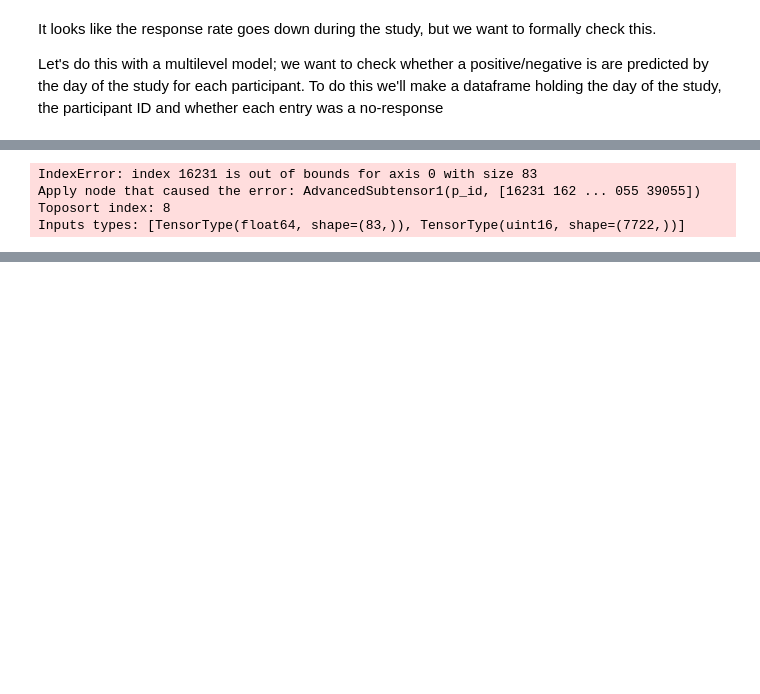
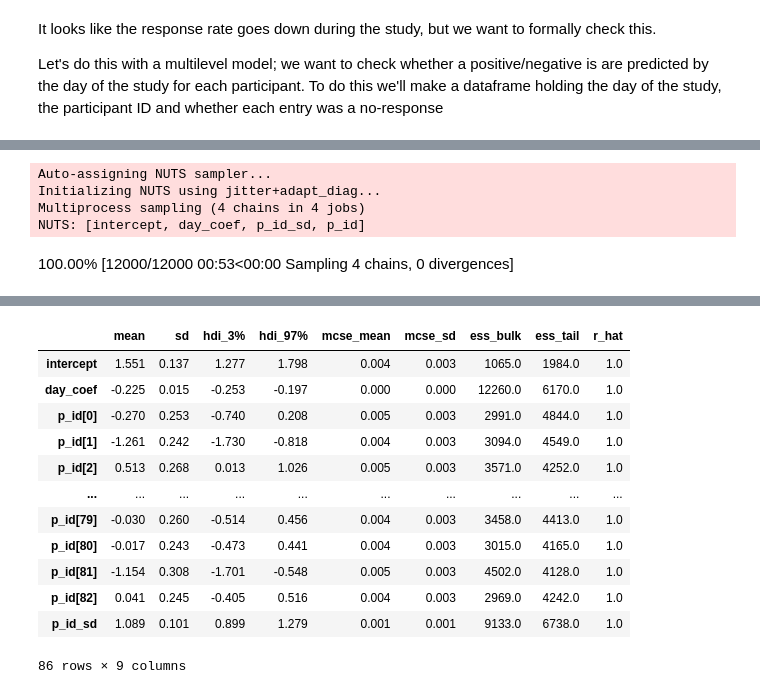
Before and after one commit to richard-lane/seaco_malaysia, a Jupyter notebook: smartwatch_feasibility.ipynb, the cells around one changed output, grey strips where cells are left out. Drawn from its saved outputs; the diff is of its cells as text; code cells hidden in the pictures; blank space fills up the shorter version.

```diff
--- a/smartwatch_feasibility.ipynb
+++ b/smartwatch_feasibility.ipynb
@@ -340,26 +148,52 @@ Installing package into ‘/usr/local/lib/R/site-library’
 # %%
 import pymc as pm
 
-# Define the model
-with pm.Model() as model:
-    # Priors
-    intercept = pm.Normal("intercept", mu=0, sigma=10)
-    day_coef = pm.Normal("day_coef", mu=0, sigma=10)
-    p_id_sd = pm.HalfNormal("p_id_sd", sigma=10)
-    p_id = pm.Normal("p_id", mu=0, sigma=p_id_sd, shape=model_df["p_id"].nunique())
+meal_info = clean.cleaned_smartwatch(remove_catchups=True)
 
-    # Expected value of outcome (using the logit link function)
-    logit_p = intercept + day_coef * model_df["day"] + p_id[model_df["p_id"]]
+# We only want the first 7 days
+keep = meal_info["delta"] <= pd.Timedelta(days=8)
+meal_info = meal_info[keep]
+print(len(keep), keep.sum())
 
-    # Likelihood
-    entry = pm.Binomial(
-        "entry", n=1, p=pm.math.invlogit(logit_p), observed=model_df["entry"]
-    )
+# Create a dataframe holding the right information
+model_df = pd.DataFrame()
 
-# Fit the model
-with model:
-    trace = pm.sample(draws=2000, tune=1000, target_accept=0.95)
+# Participant ID and entry day
+model_df["p_id"] = meal_info["p_id"]
+model_df["day"] = meal_info["delta"].dt.days
+
+# Whether each entry was a response or not
+model_df["entry"] = (
+    meal_info["meal_type"].isin({"Meal", "Drink", "Snack", "No food/drink"}).astype(int)
+)
+
+
+def linear_model(model_df: pd.DataFrame):
+    # Define the model
+    with pm.Model() as model:
+        # Priors
+        intercept = pm.Normal("intercept", mu=0, sigma=10)
+        day_coef = pm.Normal("day_coef", mu=0, sigma=10)
+        p_id_sd = pm.HalfNormal("p_id_sd", sigma=10)
+        p_id = pm.Normal("p_id", mu=0, sigma=p_id_sd, shape=model_df["p_id"].nunique())
+
+        model_df["p_id"] = model_df["p_id"].astype("category").cat.codes
+
+        # Expected value of outcome (using the logit link function)
+        logit_p = intercept + day_coef * model_df["day"] + p_id[model_df["p_id"]]
+
+        # Likelihood
+        entry = pm.Binomial(
+            "entry", n=1, p=pm.math.invlogit(logit_p), observed=model_df["entry"]
+        )
+
+        # Fit the model
+        trace = pm.sample(draws=2000, tune=1000, target_accept=0.95)
+
+    return model, trace
+
 
 # Print the summary
+model, trace = linear_model(model_df)
 pm.summary(trace)
 # %% [output]
@@ -369,4 +201,5 @@ Initializing NUTS using jitter+adapt_diag...
-IndexError: index 16231 is out of bounds for axis 0 with size 83
-Apply node that caused the error: AdvancedSubtensor1(p_id, [16231 162 ... 055 39055])
-Toposort index: 8
-Inputs types: [TensorType(float64, shape=(83,)), TensorType(uint16, shape=(7722,))]
+Auto-assigning NUTS sampler...
+Initializing NUTS using jitter+adapt_diag...
+Multiprocess sampling (4 chains in 4 jobs)
+NUTS: [intercept, day_coef, p_id_sd, p_id]
+100.00% [12000/12000 00:53<00:00 Sampling 4 chains, 0 divergences]
@@ -372,0 +207,13 @@ Inputs types: [TensorType(float64, shape=(83,)), TensorType(uint16, shape=(7722,
+|  | mean | sd | hdi_3% | hdi_97% | mcse_mean | mcse_sd | ess_bulk | ess_tail | r_hat |
+| intercept | 1.551 | 0.137 | 1.277 | 1.798 | 0.004 | 0.003 | 1065.0 | 1984.0 | 1.0 |
+| day_coef | -0.225 | 0.015 | -0.253 | -0.197 | 0.000 | 0.000 | 12260.0 | 6170.0 | 1.0 |
+| p_id[0] | -0.270 | 0.253 | -0.740 | 0.208 | 0.005 | 0.003 | 2991.0 | 4844.0 | 1.0 |
+| p_id[1] | -1.261 | 0.242 | -1.730 | -0.818 | 0.004 | 0.003 | 3094.0 | 4549.0 | 1.0 |
+| p_id[2] | 0.513 | 0.268 | 0.013 | 1.026 | 0.005 | 0.003 | 3571.0 | 4252.0 | 1.0 |
+| ... | ... | ... | ... | ... | ... | ... | ... | ... | ... |
+| p_id[79] | -0.030 | 0.260 | -0.514 | 0.456 | 0.004 | 0.003 | 3458.0 | 4413.0 | 1.0 |
+| p_id[80] | -0.017 | 0.243 | -0.473 | 0.441 | 0.004 | 0.003 | 3015.0 | 4165.0 | 1.0 |
+| p_id[81] | -1.154 | 0.308 | -1.701 | -0.548 | 0.005 | 0.003 | 4502.0 | 4128.0 | 1.0 |
+| p_id[82] | 0.041 | 0.245 | -0.405 | 0.516 | 0.004 | 0.003 | 2969.0 | 4242.0 | 1.0 |
+| p_id_sd | 1.089 | 0.101 | 0.899 | 1.279 | 0.001 | 0.001 | 9133.0 | 6738.0 | 1.0 |
+86 rows × 9 columns
```
Also changed, not shown: parts of 10 cells of this notebook.
